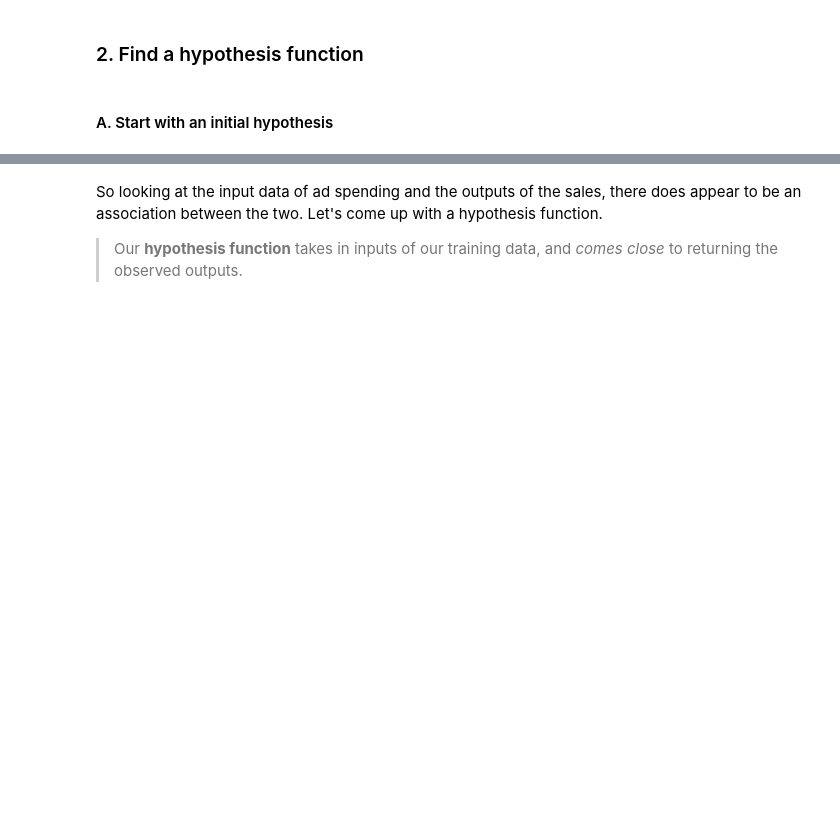
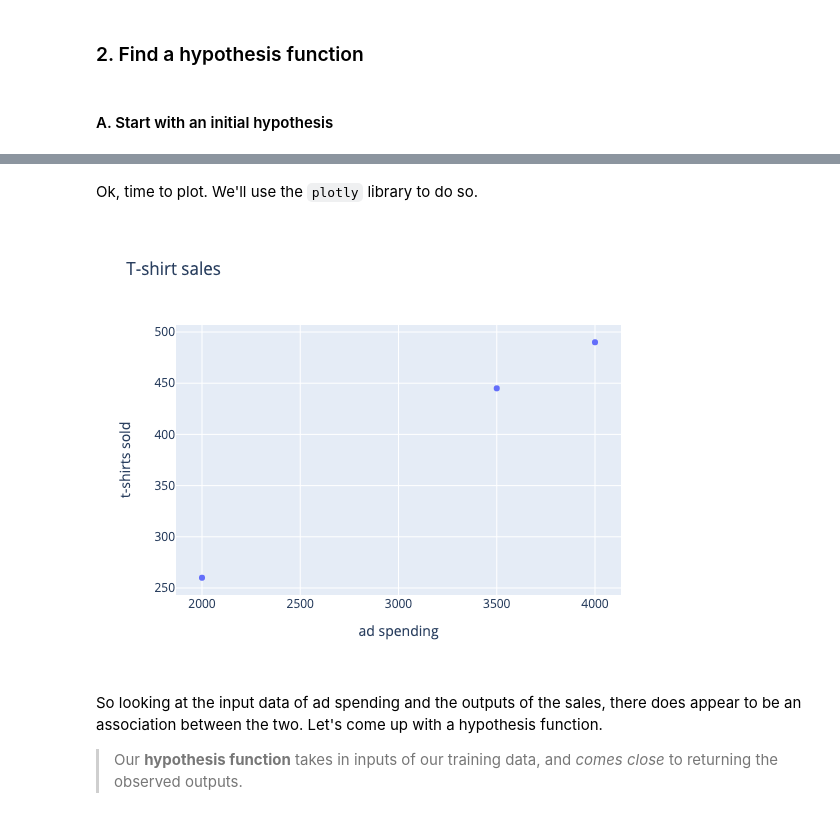
Before and after one commit to jigsawlabs-student/zero-to-ml, a Jupyter notebook: 1-the-ml-process/ml-process-full.ipynb, the cells around one changed output, grey strips where cells are left out. Drawn from its saved outputs; the diff is of its cells as text; code cells hidden in the pictures; blank space fills up the shorter version.

```diff
--- a/1-the-ml-process/ml-process-full.ipynb
+++ b/1-the-ml-process/ml-process-full.ipynb
@@ -62,3 +65,14 @@ py.iplot([scatter])
+# %% [markdown]
+Ok, time to plot.  We'll use the `plotly` library to do so.
+# %%
+import plotly.graph_objects as go
+ad_spends = [2000, 3500, 4000]
+sales = [260, 445, 490]
+scatter_data = go.Scatter(x=ad_spends, y=sales, name = 'actual sales', mode='markers')
+layout = go.Layout(title = 'T-shirt sales', xaxis={'title': 'ad spending'}, yaxis = {'title': 't-shirts sold'})
+go.Figure(data = [scatter_data], layout = layout)
+# %% [output]
+[figure, added]
 # %% [markdown]
 So looking at the input data of ad spending and the outputs of the sales, there does appear to be an association between the two.  Let's come up with a hypothesis function.
 
```
Also changed, not shown: parts of 24 cells of this notebook, 48 other files.
